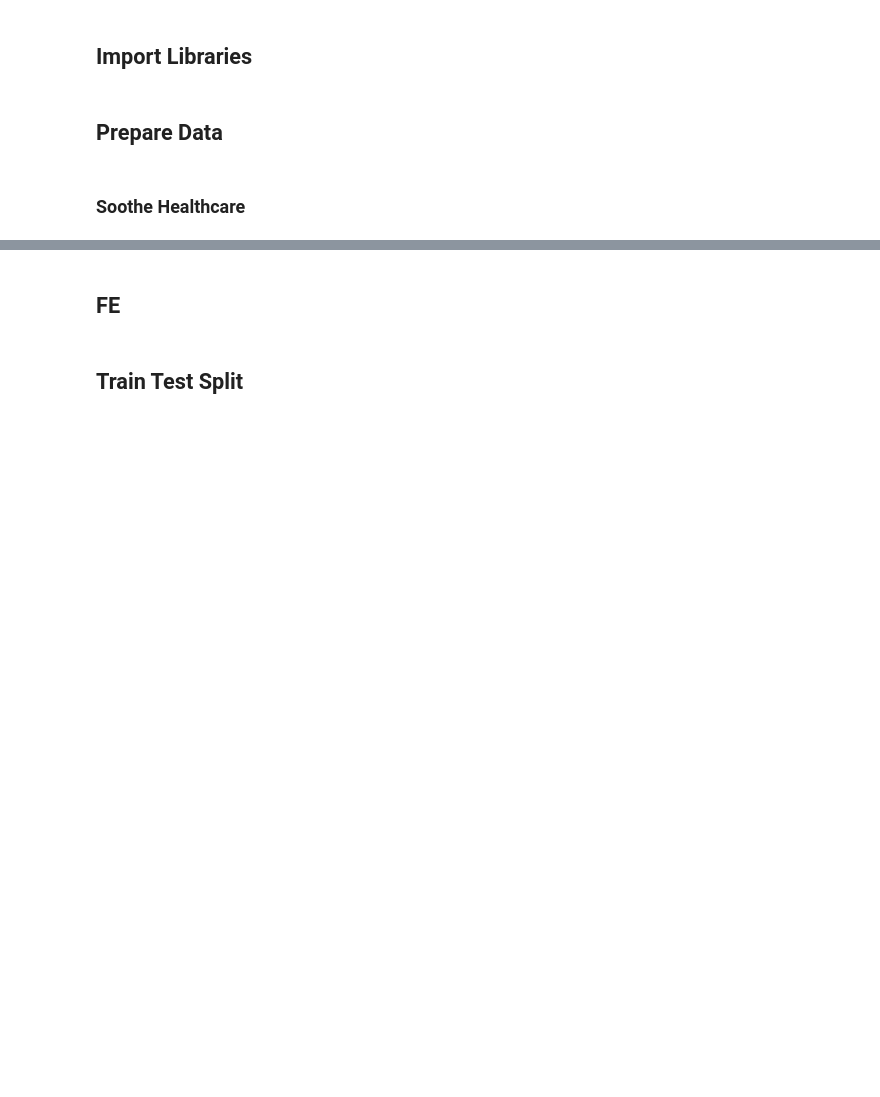
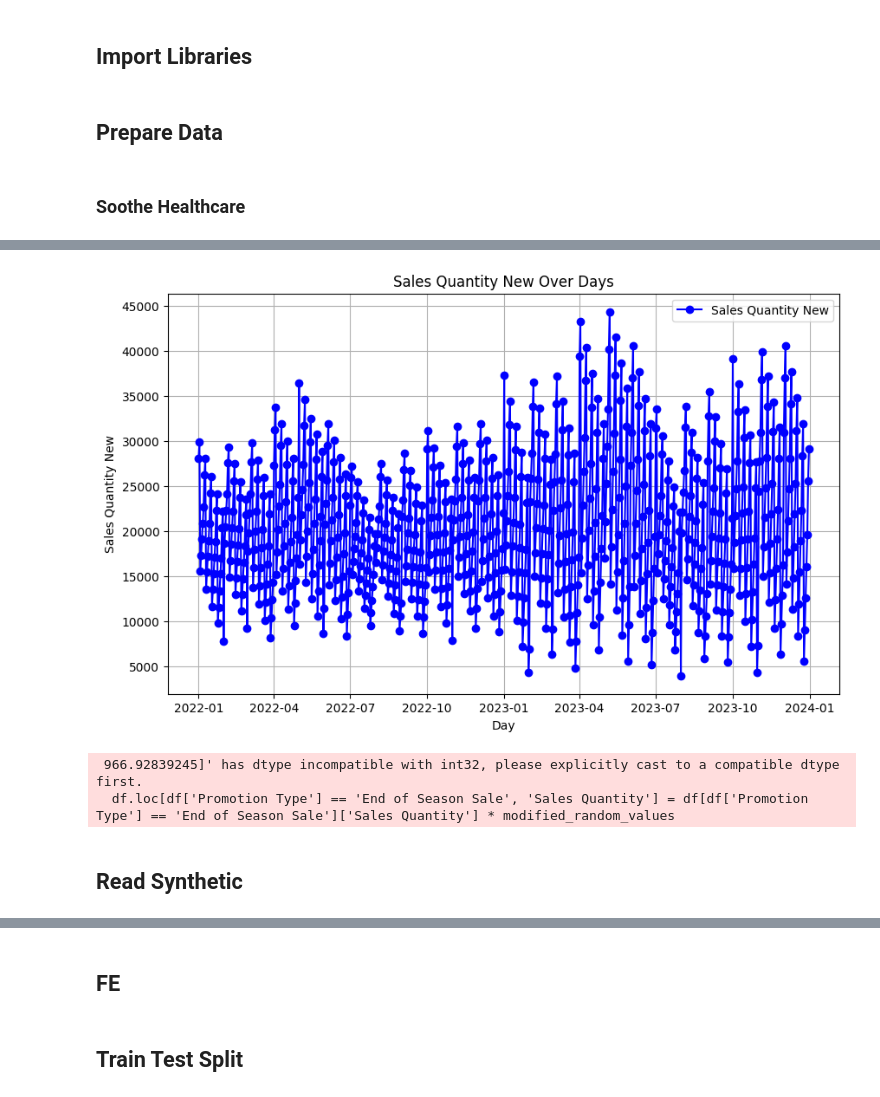
Before and after one commit to Venkatasalam123/DemandForecasting, a Jupyter notebook: Demand Forecasting.ipynb, the cells around one changed output, grey strips where cells are left out. Cells and saved outputs as stored; diff of their text form; code cells hidden in the pictures; blank space fills up the shorter version.

```diff
--- a/Demand Forecasting.ipynb
+++ b/Demand Forecasting.ipynb
@@ -62,0 +99,28 @@ df_sales.drop(['PCS Qty'], axis = 1, inplace = True)
+# %%
+dates = pd.date_range(start="2022-01-01", end="2023-12-31")
+
+# Create a DataFrame to hold the final data
+df_sales_final_all_days = pd.DataFrame()
+
+# Repeat the data for each date
+for date in dates:
+    monthly_data = df_sales_final[df_sales_final['Month'] == date.month].copy()
+    monthly_data["Date"] = date
+    df_sales_final_all_days = pd.concat([df_sales_final_all_days, monthly_data])
+
+# Reset index
+df_sales_final_all_days.reset_index(drop=True, inplace=True)
+df_sales_final_all_days['Year'] = df_sales_final_all_days['Date'].dt.year
+df_sales_final_all_days['Day'] = df_sales_final_all_days['Date'].dt.day
+df_sales_final_all_days['DayOfWeek'] = df_sales_final_all_days['Date'].dt.dayofweek
+df_sales_final_all_days['Weekend'] = df_sales_final_all_days['Date'].dt.dayofweek // 5
+# %%
+df = df_sales_final_all_days.copy()
+# %%
+df['Sales Quantity'] = ((df['Population'] * ((df['Average High Temp'] + df['Average Low Temp'])/2) * df['Rainfall'] ) / (df['Inflation Rate'] * df['Money Supply M0']/100))/df['Sales Quantity Average']
+df['Sales Quantity'] = ((df['Sales Quantity'] * df['DayOfWeek']) + (df['Month'] % 3) - (df['Day']/2) + (df['Weekend'] * 3)) * (df['Year'] - 2020)
+df['Sales Quantity'] = df['Sales Quantity'] - (df['Sales Quantity'].min()) + 1
+import random
+random_values = [random.uniform(5, 15) for _ in range(df.shape[0])]
+df['Sales Quantity'] = df['Sales Quantity'] + random_values
+df['Sales Quantity'] = df['Sales Quantity'].astype(int) + 1
@@ -62,0 +129,13 @@ df_sales.drop(['PCS Qty'], axis = 1, inplace = True)
+# %%
+df_plot = df.groupby('Date')[['Sales Quantity']].sum()
+# %%
+plt.figure(figsize=(10, 6))
+plt.plot(df_plot.index, df_plot['Sales Quantity'], marker='o', linestyle='-', color='b', label='Sales Quantity New')
+plt.xlabel('Day')
+plt.ylabel('Sales Quantity New')
+plt.title('Sales Quantity New Over Days')
+plt.legend()
+plt.grid(True)
+plt.show()
+# %% [output]
+[figure, added]
@@ -62,0 +186,12 @@ df_sales.drop(['PCS Qty'], axis = 1, inplace = True)
+# %%
+df.loc[df['Promotion Type'] == 'No Promotion', 'Sales Quantity'] = df[df['Promotion Type'] == 'No Promotion']['Sales Quantity']
+random_values = [random.uniform(0, 0.5) for _ in range(df.loc[df['Promotion Type'] == 'End of Season Sale'].shape[0])]
+modified_random_values = [x + 2 for x in random_values]
+df.loc[df['Promotion Type'] == 'End of Season Sale', 'Sales Quantity'] = df[df['Promotion Type'] == 'End of Season Sale']['Sales Quantity'] * modified_random_values
+
+random_values = [random.uniform(0.1, 0.7) for _ in range(df.loc[df['Promotion Type'] == 'Festive Sale'].shape[0])]
+modified_random_values = [x + 3 for x in random_values]
+df.loc[df['Promotion Type'] == 'Festive Sale', 'Sales Quantity'] = df[df['Promotion Type'] == 'Festive Sale']['Sales Quantity'] * modified_random_values
+# %% [output]
+ 966.92839245]' has dtype incompatible with int32, please explicitly cast to a compatible dtype first.
+  df.loc[df['Promotion Type'] == 'End of Season Sale', 'Sales Quantity'] = df[df['Promotion Type'] == 'End of Season Sale']['Sales Quantity'] * modified_random_values
@@ -62,0 +200,2 @@ df_sales.drop(['PCS Qty'], axis = 1, inplace = True)
+# %% [markdown]
+## Read Synthetic
```
Also changed, not shown: parts of 39 cells of this notebook, 3 other files.
